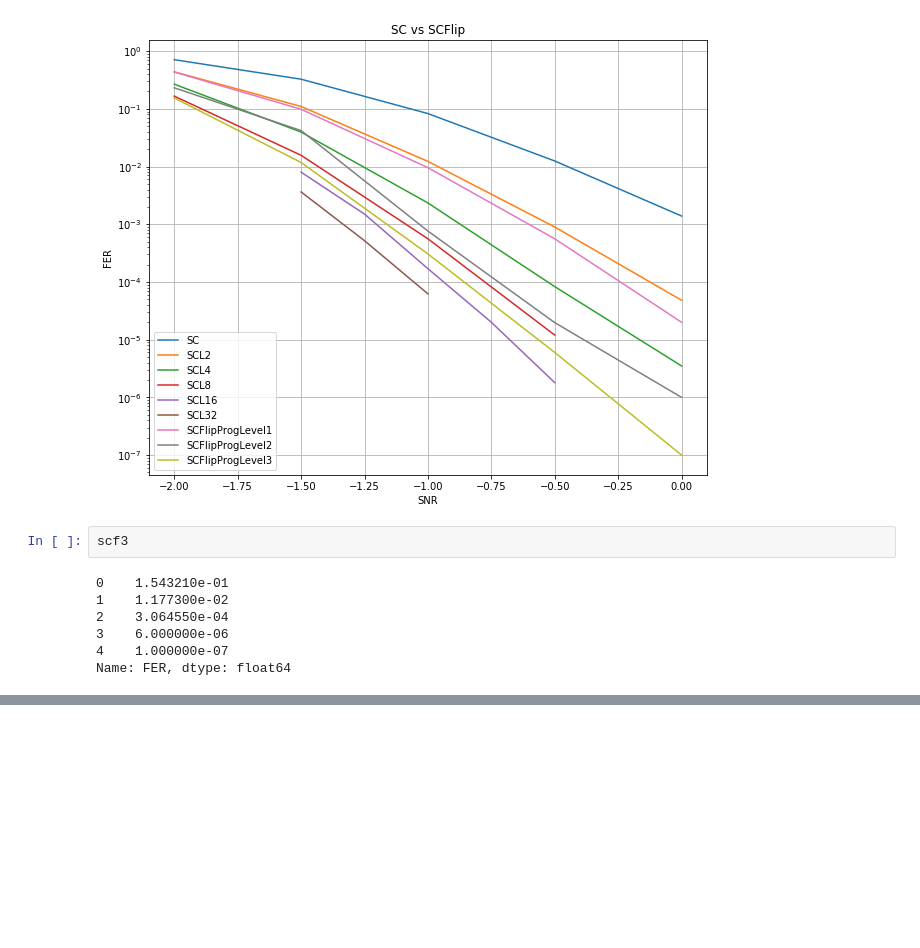
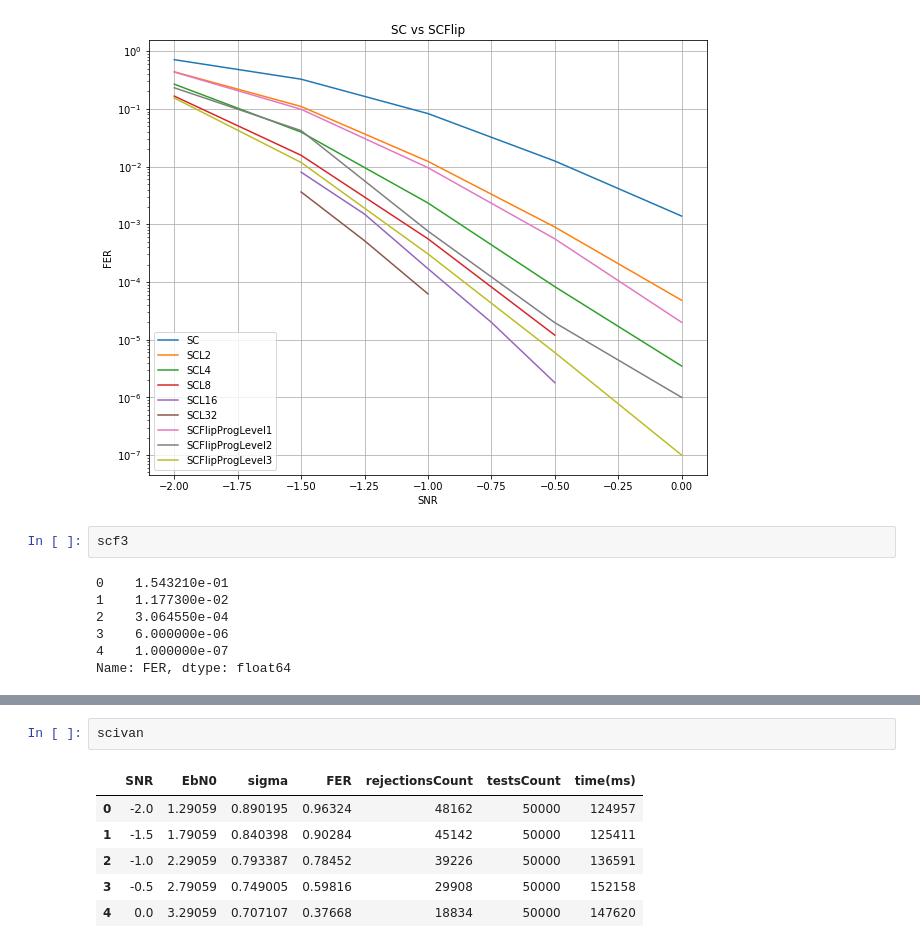
Before and after one commit to ISChetverikov/PolarCodes, a Jupyter notebook: results_plotting/PlotFerCurve.ipynb, the cells around one changed output, grey strips where cells are left out. Drawn from its saved outputs; the diff is of its cells as text; blank space fills up the shorter version.

```diff
--- a/results_plotting/PlotFerCurve.ipynb
+++ b/results_plotting/PlotFerCurve.ipynb
@@ -55,0 +86,9 @@ Name: FER, dtype: float64
+# %%
+scivan
+# %% [output]
+|  | SNR | EbN0 | sigma | FER | rejectionsCount | testsCount | time(ms) |
+| 0 | -2.0 | 1.29059 | 0.890195 | 0.96324 | 48162 | 50000 | 124957 |
+| 1 | -1.5 | 1.79059 | 0.840398 | 0.90284 | 45142 | 50000 | 125411 |
+| 2 | -1.0 | 2.29059 | 0.793387 | 0.78452 | 39226 | 50000 | 136591 |
+| 3 | -0.5 | 2.79059 | 0.749005 | 0.59816 | 29908 | 50000 | 152158 |
+| 4 | 0.0 | 3.29059 | 0.707107 | 0.37668 | 18834 | 50000 | 147620 |
```
Also changed, not shown: parts of 4 cells of this notebook, 19 other files.
